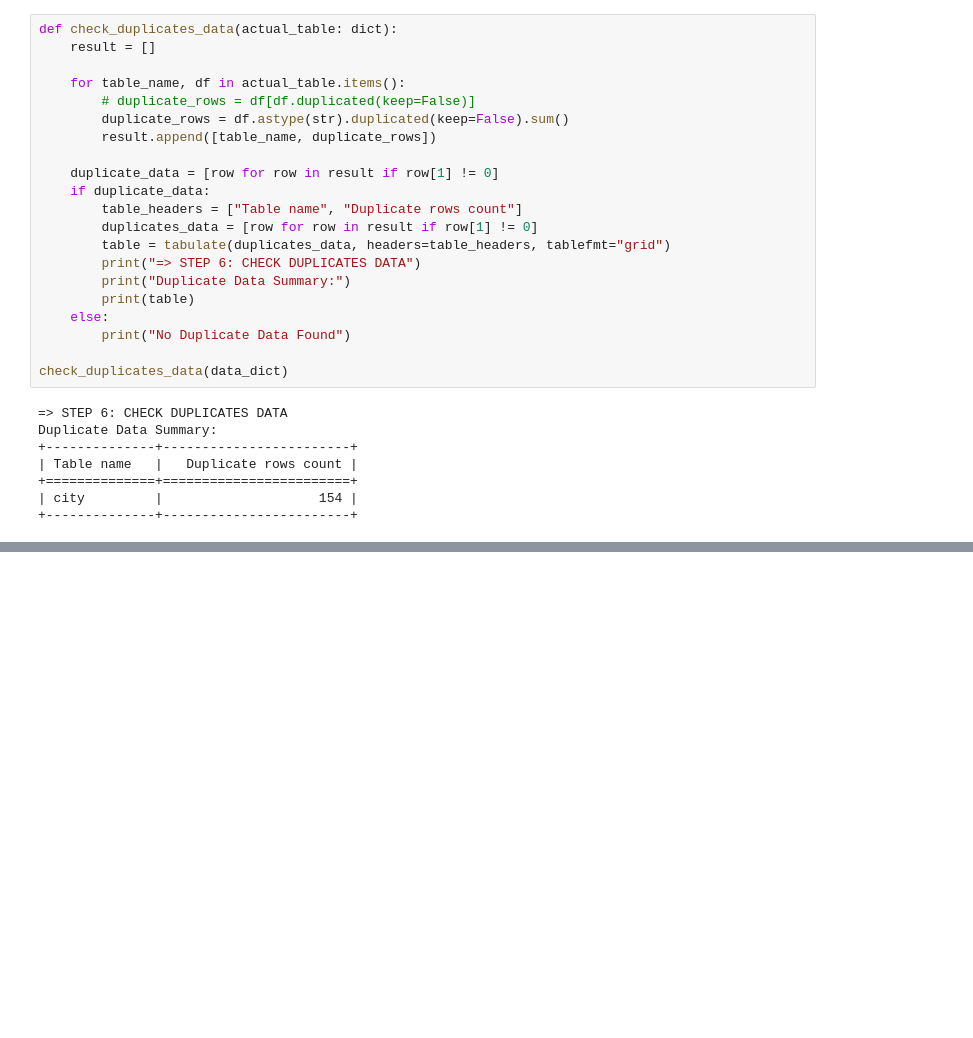
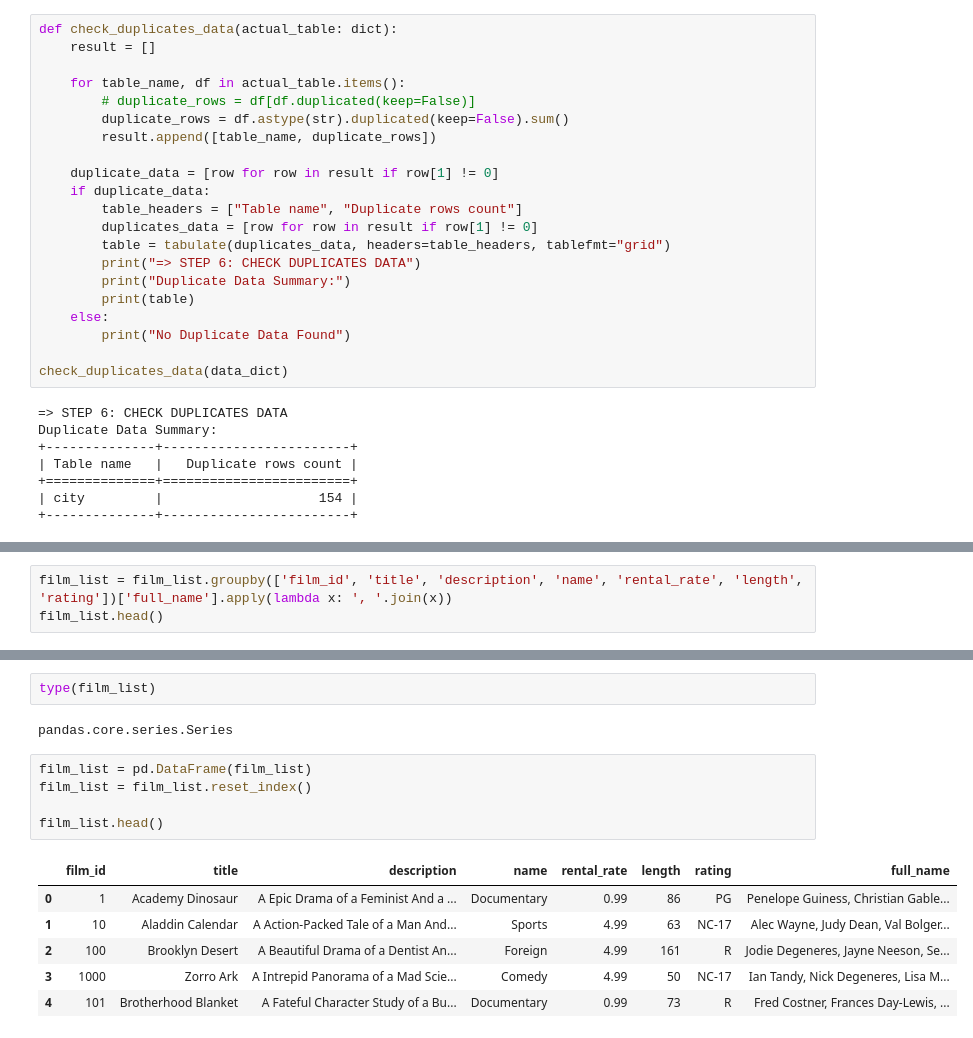
Before and after one commit to imamfatra/data-wrangling-dvd-rental, a Jupyter notebook: dvdrental_etl.ipynb, the cells around one changed output, grey strips where cells are left out. Cells and saved outputs as stored; diff of their text form; blank space fills up the shorter version.

```diff
--- a/dvdrental_etl.ipynb
+++ b/dvdrental_etl.ipynb
@@ -336,0 +568,3 @@ Duplicate Data Summary:
+# %%
+film_list = film_list.groupby(['film_id', 'title', 'description', 'name', 'rental_rate', 'length', 'rating'])['full_name'].apply(lambda x: ', '.join(x))
+film_list.head()
@@ -336,0 +579,16 @@ Duplicate Data Summary:
+# %%
+type(film_list)
+# %% [output]
+pandas.core.series.Series
+# %%
+film_list = pd.DataFrame(film_list)
+film_list = film_list.reset_index()
+
+film_list.head()
+# %% [output]
+|  | film_id | title | description | name | rental_rate | length | rating | full_name |
+| 0 | 1 | Academy Dinosaur | A Epic Drama of a Feminist And a ... | Documentary | 0.99 | 86 | PG | Penelope Guiness, Christian Gable... |
+| 1 | 10 | Aladdin Calendar | A Action-Packed Tale of a Man And... | Sports | 4.99 | 63 | NC-17 | Alec Wayne, Judy Dean, Val Bolger... |
+| 2 | 100 | Brooklyn Desert | A Beautiful Drama of a Dentist An... | Foreign | 4.99 | 161 | R | Jodie Degeneres, Jayne Neeson, Se... |
+| 3 | 1000 | Zorro Ark | A Intrepid Panorama of a Mad Scie... | Comedy | 4.99 | 50 | NC-17 | Ian Tandy, Nick Degeneres, Lisa M... |
+| 4 | 101 | Brotherhood Blanket | A Fateful Character Study of a Bu... | Documentary | 0.99 | 73 | R | Fred Costner, Frances Day-Lewis, ... |
```
Also changed, not shown: parts of 28 cells of this notebook, 13 other files.
